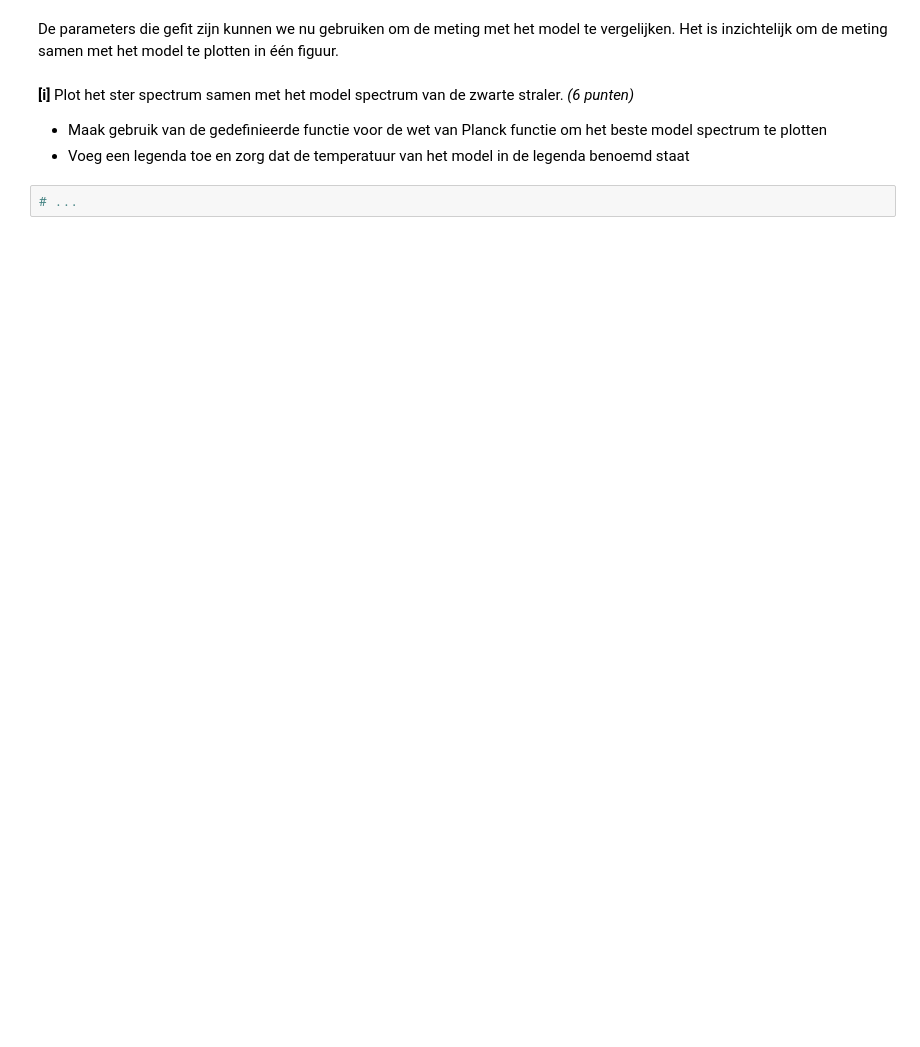
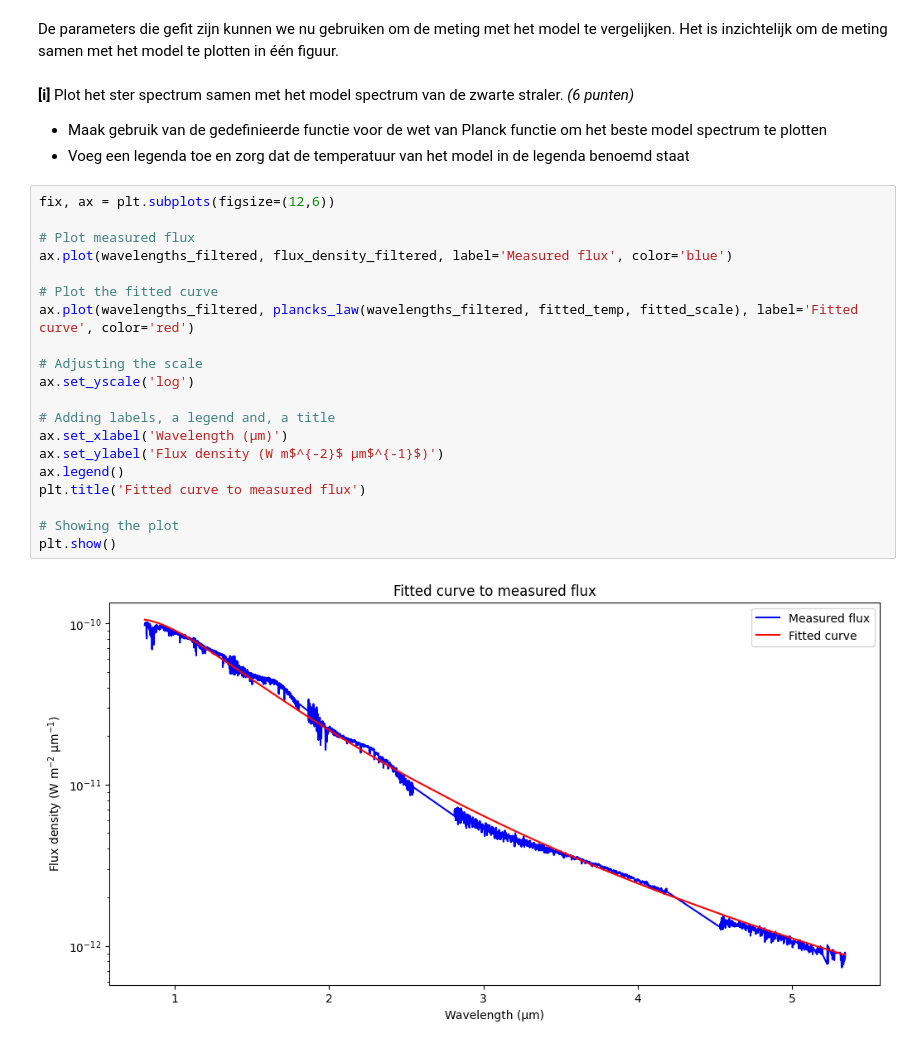
Before and after one commit to TheCaspeer/Huiswerk4PM, a Jupyter notebook: Huiswerk4.ipynb, the cells around one changed output. Cells and saved outputs as stored; diff of their text form; blank space fills up the shorter version.

```diff
--- a/Huiswerk4.ipynb
+++ b/Huiswerk4.ipynb
@@ -738,4 +727,24 @@ De parameters die gefit zijn kunnen we nu gebruiken om de meting met het model t
 - Maak gebruik van de gedefinieerde functie voor de wet van Planck functie om het beste model spectrum te plotten
 - Voeg een legenda toe en zorg dat de temperatuur van het model in de legenda benoemd staat
 # %%
-# ...
+fix, ax = plt.subplots(figsize=(12,6))
+
+# Plot measured flux
+ax.plot(wavelengths_filtered, flux_density_filtered, label='Measured flux', color='blue')
+
+# Plot the fitted curve
+ax.plot(wavelengths_filtered, plancks_law(wavelengths_filtered, fitted_temp, fitted_scale), label='Fitted curve', color='red')
+
+# Adjusting the scale
+ax.set_yscale('log')
+
+# Adding labels, a legend and, a title
+ax.set_xlabel('Wavelength (μm)')
+ax.set_ylabel('Flux density (W m$^{-2}$ μm$^{-1}$)')
+ax.legend()
+plt.title('Fitted curve to measured flux')
+
+# Showing the plot
+plt.show()
+# %% [output]
+[figure, added]
```
Also changed, not shown: parts of 3 cells of this notebook.
